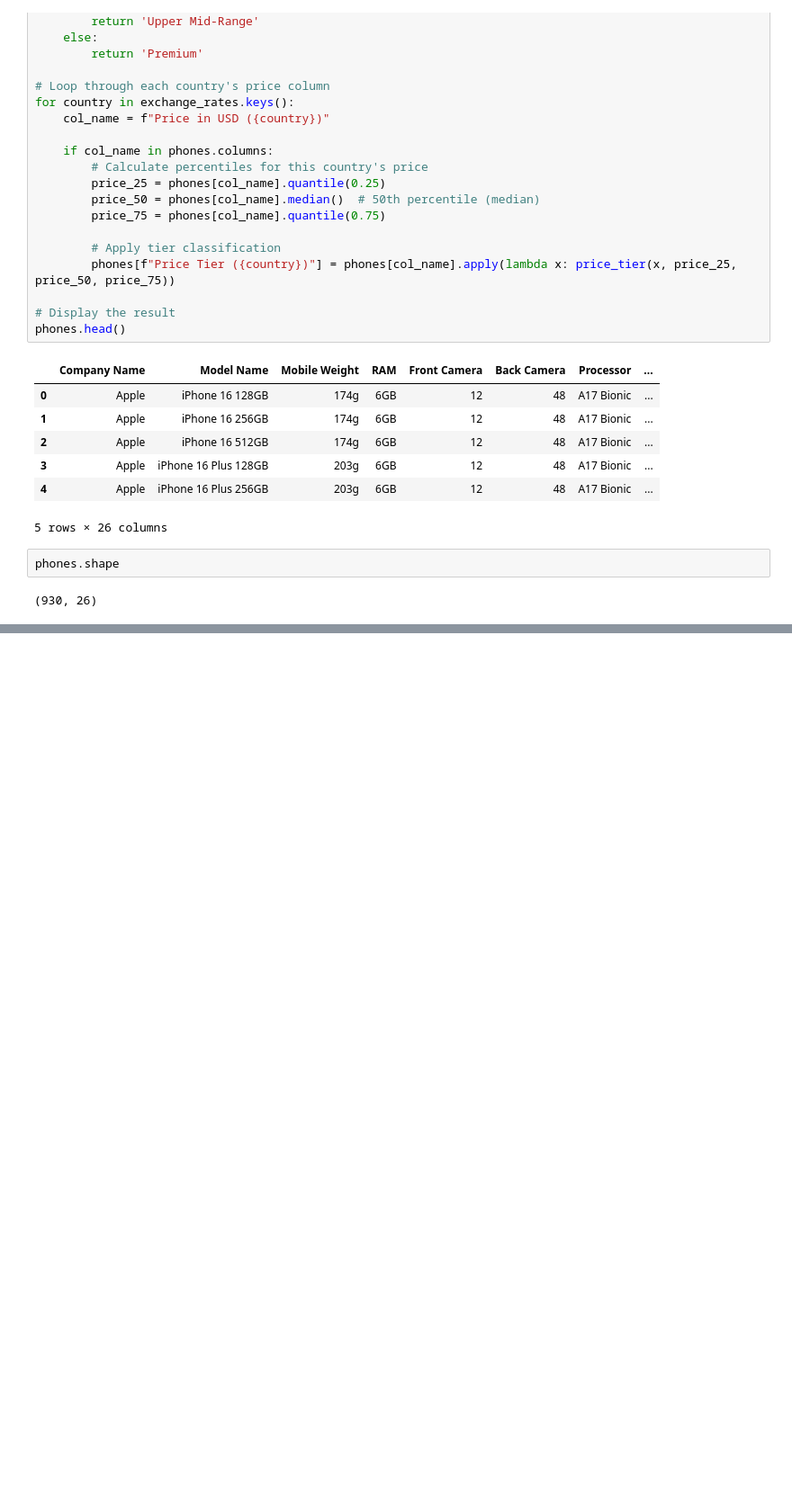
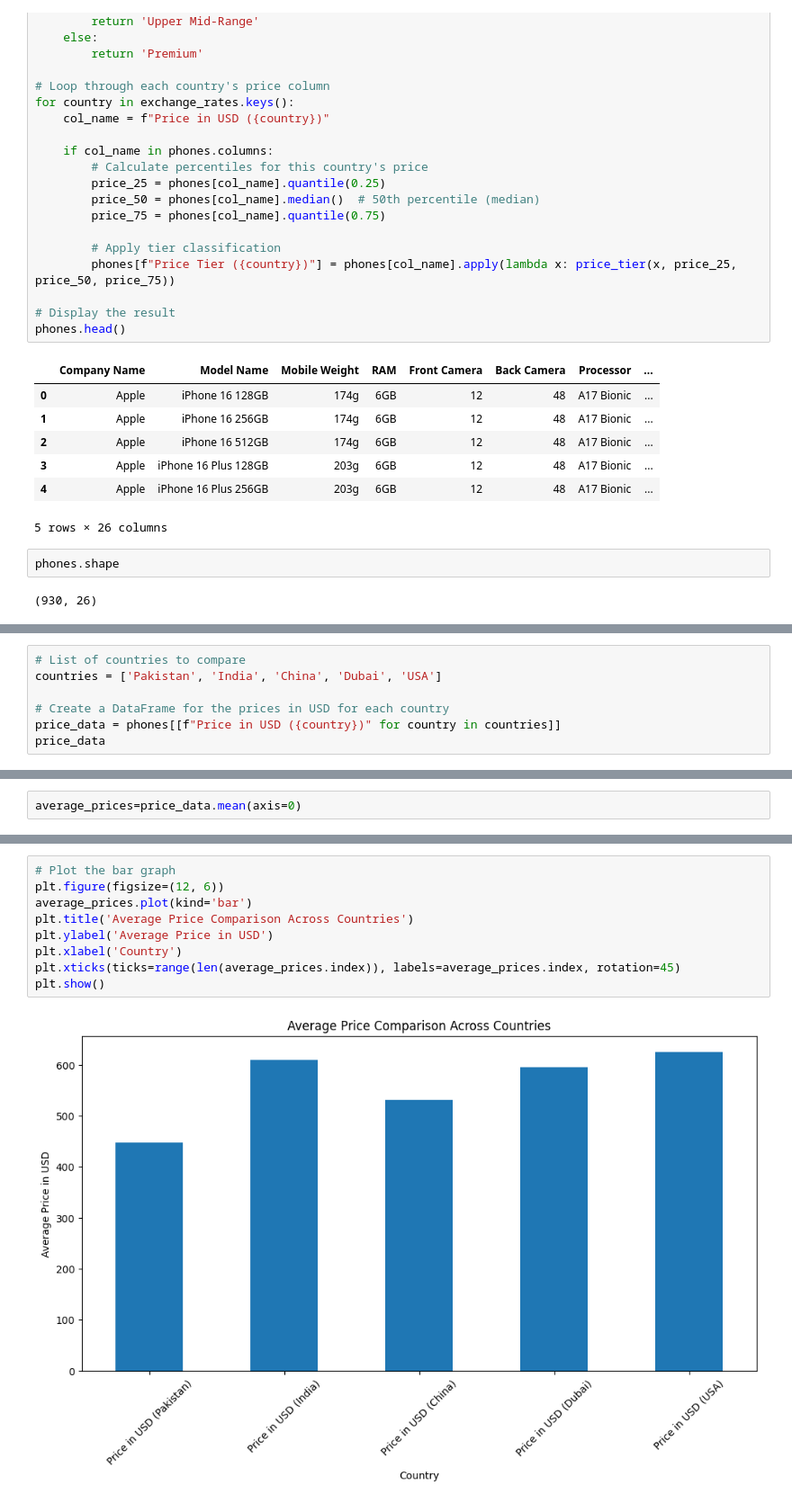
Before and after one commit to MwauraKai/pydata, a Jupyter notebook: capstone_project/smartphone_trends.ipynb, the cells around one changed output, grey strips where cells are left out. Shown: that part at 90% size. Cells and saved outputs as stored; diff of their text form; blank space fills up the shorter version.

```diff
--- a/capstone_project/smartphone_trends.ipynb
+++ b/capstone_project/smartphone_trends.ipynb
@@ -216,0 +236,7 @@ phones.shape
+# %%
+# List of countries to compare
+countries = ['Pakistan', 'India', 'China', 'Dubai', 'USA']
+
+# Create a DataFrame for the prices in USD for each country
+price_data = phones[[f"Price in USD ({country})" for country in countries]]
+price_data
@@ -216,0 +257,2 @@ phones.shape
+# %%
+average_prices=price_data.mean(axis=0)
@@ -216,0 +283,11 @@ phones.shape
+# %%
+# Plot the bar graph
+plt.figure(figsize=(12, 6))
+average_prices.plot(kind='bar')
+plt.title('Average Price Comparison Across Countries')
+plt.ylabel('Average Price in USD')
+plt.xlabel('Country')
+plt.xticks(ticks=range(len(average_prices.index)), labels=average_prices.index, rotation=45)
+plt.show()
+# %% [output]
+[figure, added]
```
Also changed, not shown: parts of 11 cells of this notebook.
